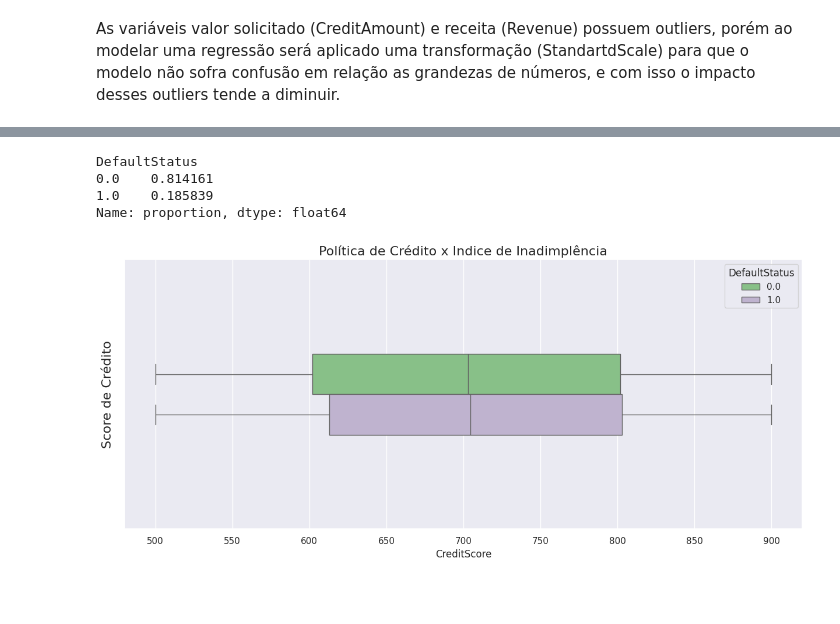
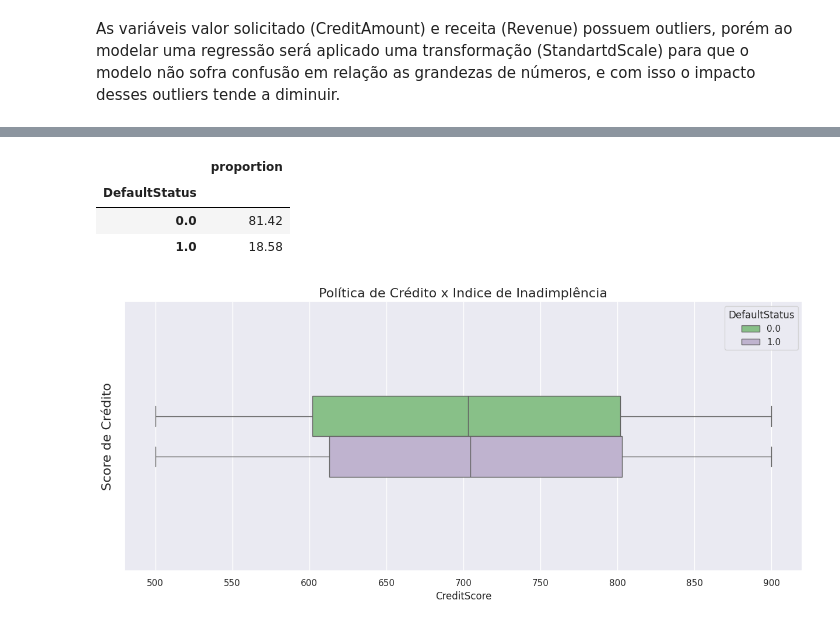
Before and after one commit to MatSchualtz/estudo_credito, a Jupyter notebook: Notebooks/estudo_de_caso.ipynb, the cells around one changed output, grey strips where cells are left out. Drawn from its saved outputs; the diff is of its cells as text; code cells hidden in the pictures; blank space fills up the shorter version.

```diff
--- a/Notebooks/estudo_de_caso.ipynb
+++ b/Notebooks/estudo_de_caso.ipynb
@@ -242,10 +245,10 @@ Esse tópico será focado em responder as seguintes questões:
 # %%
-df_cleaning['DefaultStatus'].value_counts(normalize=True)
+pd.DataFrame((df_cleaning['DefaultStatus'].value_counts(normalize=True) * 100).round(2))
 # %% [output]
-DefaultStatus
-0.0    0.814161
-1.0    0.185839
-Name: proportion, dtype: float64
+|  | proportion |
+| DefaultStatus |  |
+| 0.0 | 81.42 |
+| 1.0 | 18.58 |
 # %%
 ax = sns.boxplot(data = df_cleaning, x= 'CreditScore', hue='DefaultStatus',width=0.3)
 ax.set_title('Política de Crédito x Indice de Inadimplência', fontsize=16)
```
Also changed, not shown: parts of 11 cells of this notebook, 3 other files.
